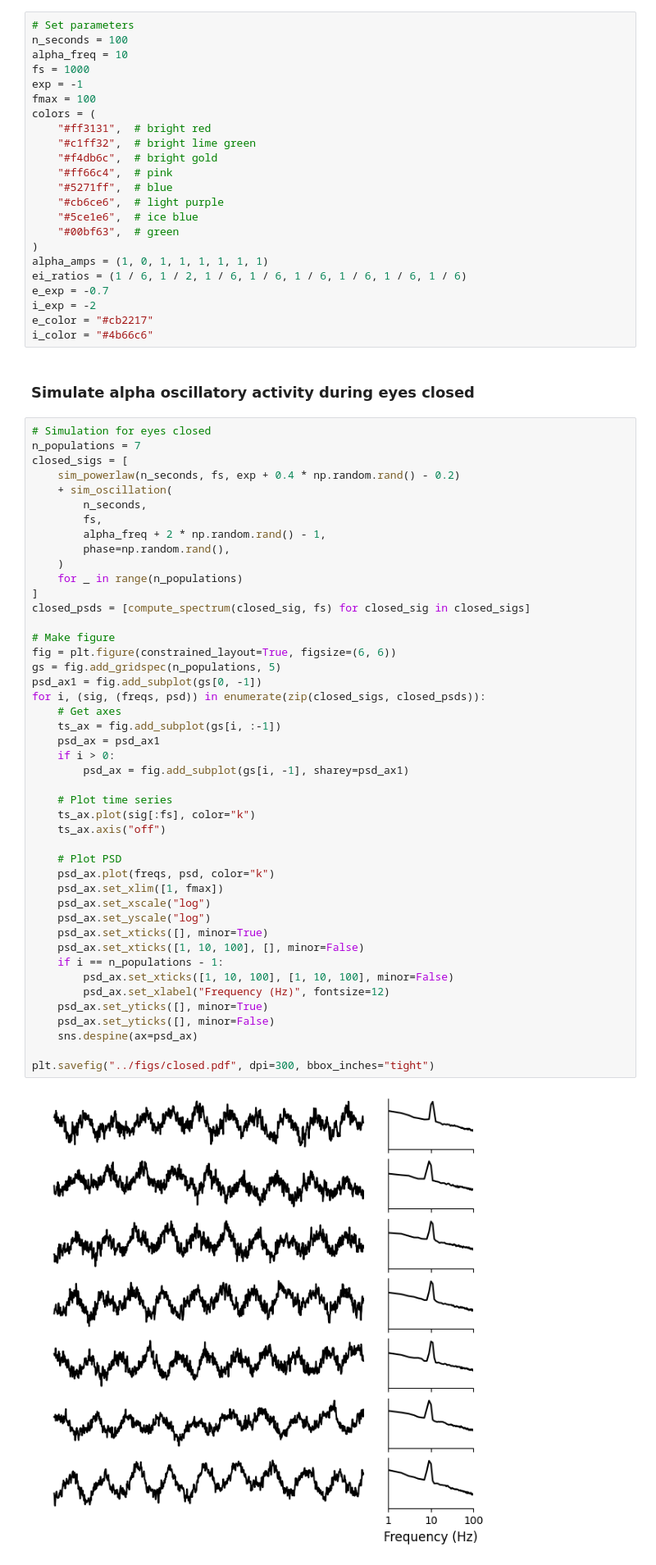
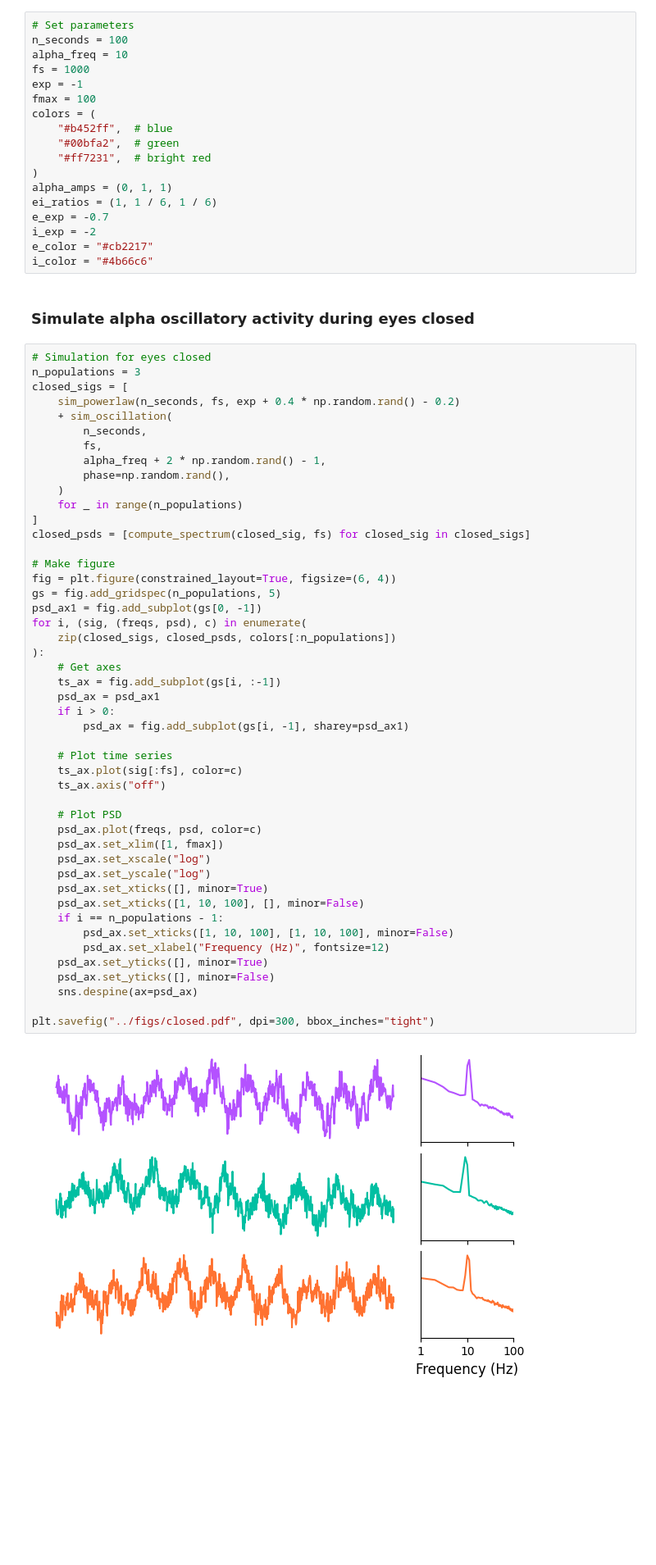
Before and after one commit to voytekresearch/alpha_aperiodic_wm, a Jupyter notebook: code/figs.ipynb, the cells around one changed output. Shown at 82% size. Drawn from its saved outputs; the diff is of its cells as text; blank space fills up the shorter version.

Commit message:
Add figures for thesis presentation

```diff
--- a/code/figs.ipynb
+++ b/code/figs.ipynb
@@ -211,17 +211,12 @@ fs = 1000
 exp = -1
 fmax = 100
 colors = (
-    "#ff3131",  # bright red
-    "#c1ff32",  # bright lime green
-    "#f4db6c",  # bright gold
-    "#ff66c4",  # pink
-    "#5271ff",  # blue
-    "#cb6ce6",  # light purple
-    "#5ce1e6",  # ice blue
-    "#00bf63",  # green
+    "#b452ff",  # blue
+    "#00bfa2",  # green
+    "#ff7231",  # bright red
 )
-alpha_amps = (1, 0, 1, 1, 1, 1, 1, 1)
-ei_ratios = (1 / 6, 1 / 2, 1 / 6, 1 / 6, 1 / 6, 1 / 6, 1 / 6, 1 / 6)
+alpha_amps = (0, 1, 1)
+ei_ratios = (1, 1 / 6, 1 / 6)
 e_exp = -0.7
 i_exp = -2
 e_color = "#cb2217"
@@ -230,7 +225,7 @@ i_color = "#4b66c6"
 ### Simulate alpha oscillatory activity during eyes closed
 # %%
 # Simulation for eyes closed
-n_populations = 7
+n_populations = 3
 closed_sigs = [
     sim_powerlaw(n_seconds, fs, exp + 0.4 * np.random.rand() - 0.2)
     + sim_oscillation(
@@ -243,38 +238,40 @@ closed_sigs = [
 ]
 closed_psds = [compute_spectrum(closed_sig, fs) for closed_sig in closed_sigs]
 
 # Make figure
-fig = plt.figure(constrained_layout=True, figsize=(6, 6))
+fig = plt.figure(constrained_layout=True, figsize=(6, 4))
 gs = fig.add_gridspec(n_populations, 5)
 psd_ax1 = fig.add_subplot(gs[0, -1])
-for i, (sig, (freqs, psd)) in enumerate(zip(closed_sigs, closed_psds)):
+for i, (sig, (freqs, psd), c) in enumerate(
+    zip(closed_sigs, closed_psds, colors[:n_populations])
+):
     # Get axes
     ts_ax = fig.add_subplot(gs[i, :-1])
     psd_ax = psd_ax1
     if i > 0:
         psd_ax = fig.add_subplot(gs[i, -1], sharey=psd_ax1)
 
     # Plot time series
-    ts_ax.plot(sig[:fs], color="k")
+    ts_ax.plot(sig[:fs], color=c)
     ts_ax.axis("off")
 
     # Plot PSD
-    psd_ax.plot(freqs, psd, color="k")
+    psd_ax.plot(freqs, psd, color=c)
     psd_ax.set_xlim([1, fmax])
     psd_ax.set_xscale("log")
     psd_ax.set_yscale("log")
     psd_ax.set_xticks([], minor=True)
     psd_ax.set_xticks([1, 10, 100], [], minor=False)
     if i == n_populations - 1:
         psd_ax.set_xticks([1, 10, 100], [1, 10, 100], minor=False)
         psd_ax.set_xlabel("Frequency (Hz)", fontsize=12)
     psd_ax.set_yticks([], minor=True)
     psd_ax.set_yticks([], minor=False)
     sns.despine(ax=psd_ax)
 
 plt.savefig("../figs/closed.pdf", dpi=300, bbox_inches="tight")
 # %% [output]
-[figure, old version]
+[figure, new version]
 # %% [markdown]
 ### Simulate aperiodic activity for complex stimulus
 # %%
```
Also changed, not shown: parts of 10 cells of this notebook.
